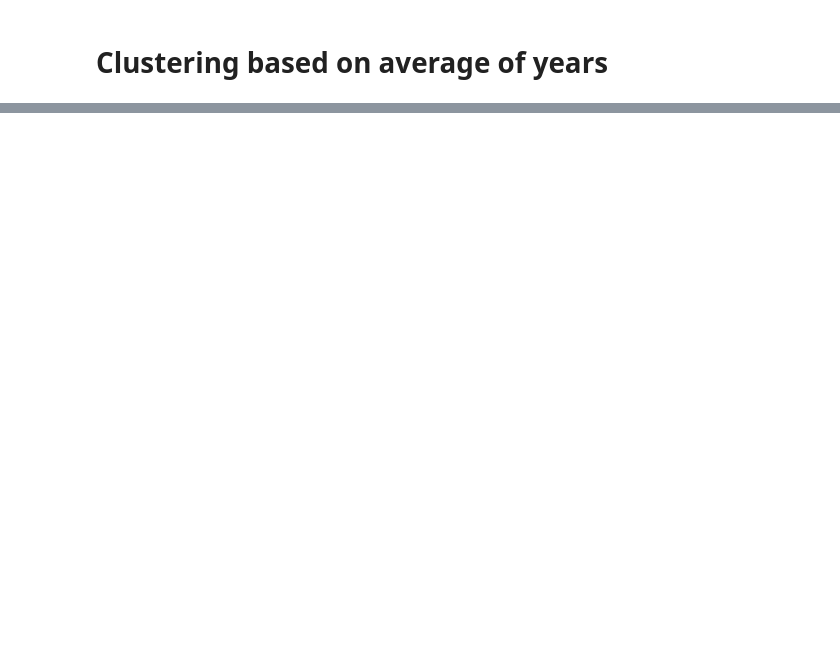
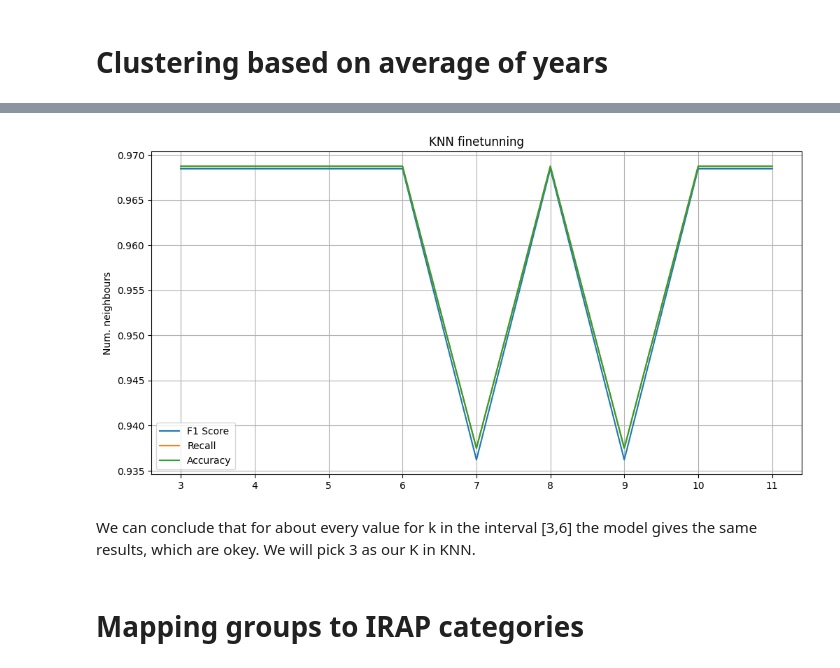
Before and after one commit to viki123v/traffic-predictions, a Jupyter notebook: notebooks/bounds.ipynb, the cells around one changed output, grey strips where cells are left out. Saved outputs shown, nothing was run; the diff lists cells and outputs as text; code cells hidden in the pictures; blank space fills up the shorter version.

```diff
--- a/notebooks/bounds.ipynb
+++ b/notebooks/bounds.ipynb
@@ -87,0 +103,2 @@ dtype: float64
+# %%
+results = {}
@@ -87,0 +182,48 @@ dtype: float64
+# %%
+scaler = StandardScaler()
+
+X = df_model.drop(columns=['Group'])
+X_scalled = scaler.fit_transform(X)
+y = df_model['Group']
+
+X_train, X_temp, y_train, y_temp = train_test_split(X_scalled, y, test_size=0.4, random_state=42)
+X_val, X_test, y_val, y_test = train_test_split(X_temp, y_temp, test_size=0.5, random_state=42)
+
+k_values=range(3,12)
+results = {
+   i : {"f1": 0, "recall" : 0, "accuracy" : 0} for i in k_values
+}
+
+for k in k_values:
+    knn = KNeighborsClassifier(n_neighbors=k)
+    knn.fit(X_train, y_train)
+    y_pred = knn.predict(X_val)
+    results[k] = {
+        "f1" : f1_score(y_val, y_pred, average='weighted'),
+        "recall": recall_score(y_val, y_pred, average='weighted'),
+        "accuracy": accuracy_score(y_val, y_pred)
+    }
+# %%
+f1=[results[k]['f1'] for k in k_values]
+recall=[results[k]['recall'] for k in k_values]
+accuracy=[results[k]['accuracy'] for k in k_values]
+
+plt.figure(figsize=(12, 6))
+plt.grid(True)
+plt.xticks(k_values)
+
+plt.title("KNN finetunning")
+plt.ylabel("Num. neighbours")
+
+plt.plot(k_values, f1, label='F1 Score')
+plt.plot(k_values, recall, label='Recall')
+plt.plot(k_values, accuracy, label='Accuracy')
+
+plt.legend()
+plt.show()
+# %% [output]
+[figure, added]
+# %% [markdown]
+We can conclude that for about every value for k in the interval [3,6] the model gives the same results, which are okey. We will pick 3 as our K in KNN.
+# %% [markdown]
+# Mapping groups to IRAP categories
```
Also changed, not shown: parts of 21 cells of this notebook.
